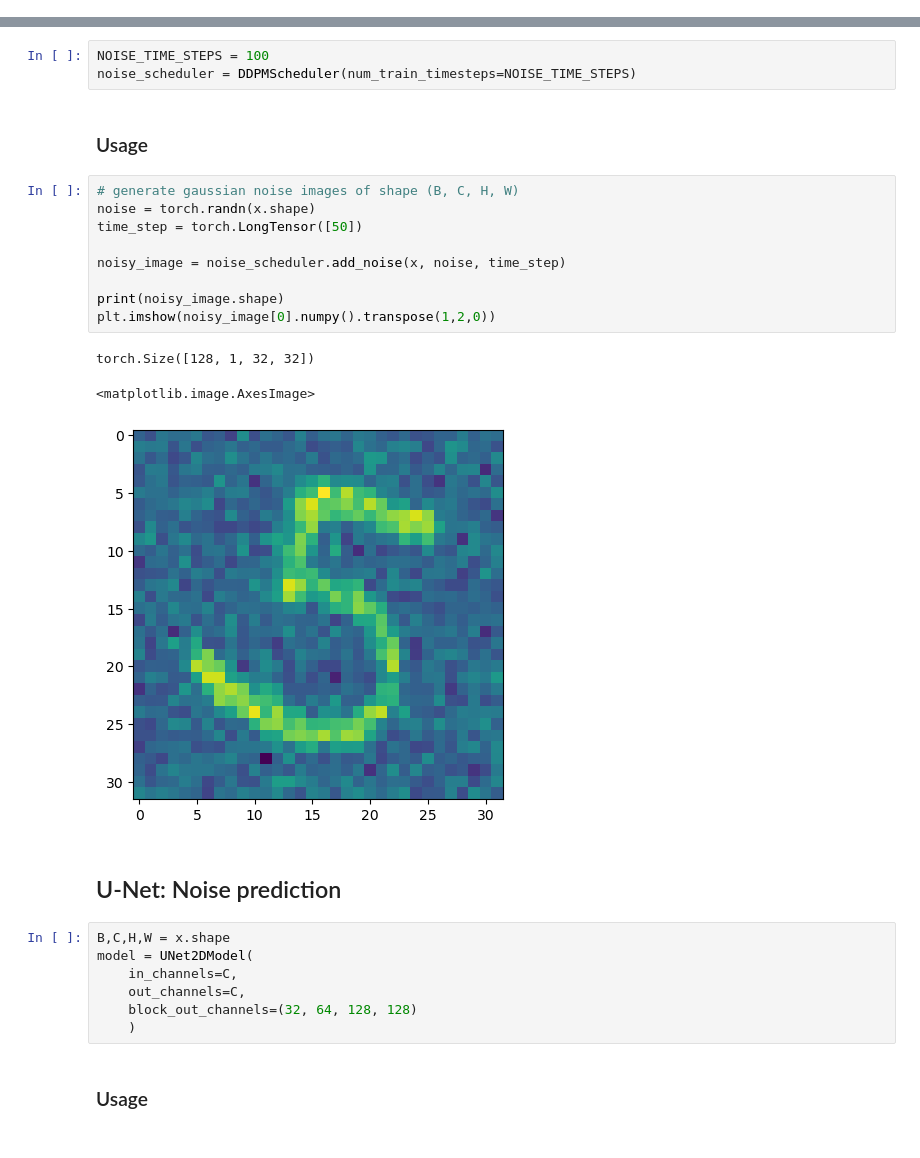
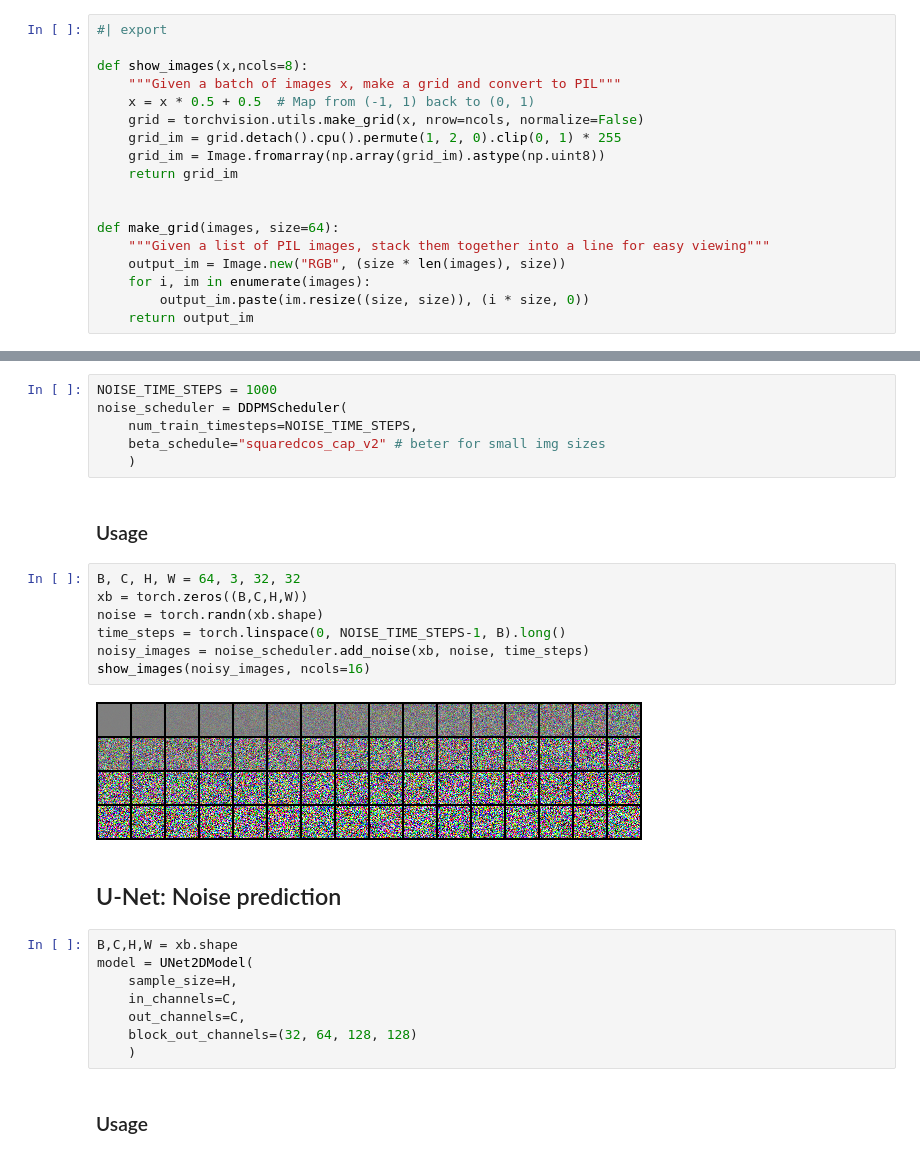
Before and after one commit to slegroux/nimrod, a Jupyter notebook: nbs/models.diffusion.ipynb, the cells around one changed output, grey strips where cells are left out. Cells and saved outputs as stored; diff of their text form.

Commit message:
e2e training using pipeline for img gen

```diff
--- a/nbs/models.diffusion.ipynb
+++ b/nbs/models.diffusion.ipynb
@@ -85,28 +55,46 @@ torch.Size([1, 32, 32])
+# %%
+#| export
+
+def show_images(x,ncols=8):
+    """Given a batch of images x, make a grid and convert to PIL"""
+    x = x * 0.5 + 0.5  # Map from (-1, 1) back to (0, 1)
+    grid = torchvision.utils.make_grid(x, nrow=ncols, normalize=False)
+    grid_im = grid.detach().cpu().permute(1, 2, 0).clip(0, 1) * 255
+    grid_im = Image.fromarray(np.array(grid_im).astype(np.uint8))
+    return grid_im
+
+
+def make_grid(images, size=64):
+    """Given a list of PIL images, stack them together into a line for easy viewing"""
+    output_im = Image.new("RGB", (size * len(images), size))
+    for i, im in enumerate(images):
+        output_im.paste(im.resize((size, size)), (i * size, 0))
+    return output_im
 # %% [markdown]
 ## DDPM Noise Scheduler: Noisify
 # %%
-NOISE_TIME_STEPS = 100
-noise_scheduler = DDPMScheduler(num_train_timesteps=NOISE_TIME_STEPS)
+NOISE_TIME_STEPS = 1000
+noise_scheduler = DDPMScheduler(
+    num_train_timesteps=NOISE_TIME_STEPS,
+    beta_schedule="squaredcos_cap_v2" # beter for small img sizes
+    )
 # %% [markdown]
 ### Usage
-# %%
-# generate gaussian noise images of shape (B, C, H, W)
-noise = torch.randn(x.shape)
-time_step = torch.LongTensor([50])
-
-noisy_image = noise_scheduler.add_noise(x, noise, time_step)
-
-print(noisy_image.shape)
-plt.imshow(noisy_image[0].numpy().transpose(1,2,0))
-# %% [output]
-torch.Size([128, 1, 32, 32])
-<matplotlib.image.AxesImage>
-[figure, removed]
+# %%
+B, C, H, W = 64, 3, 32, 32
+xb = torch.zeros((B,C,H,W))
+noise = torch.randn(xb.shape)
+time_steps = torch.linspace(0, NOISE_TIME_STEPS-1, B).long()
+noisy_images = noise_scheduler.add_noise(xb, noise, time_steps)
+show_images(noisy_images, ncols=16)
+# %% [output]
+[figure, added]
 # %% [markdown]
 ## U-Net: Noise prediction
 # %%
-B,C,H,W = x.shape
+B,C,H,W = xb.shape
 model = UNet2DModel(
+    sample_size=H,
     in_channels=C,
     out_channels=C,
     block_out_channels=(32, 64, 128, 128)
```
Also changed, not shown: parts of 21 cells of this notebook.
